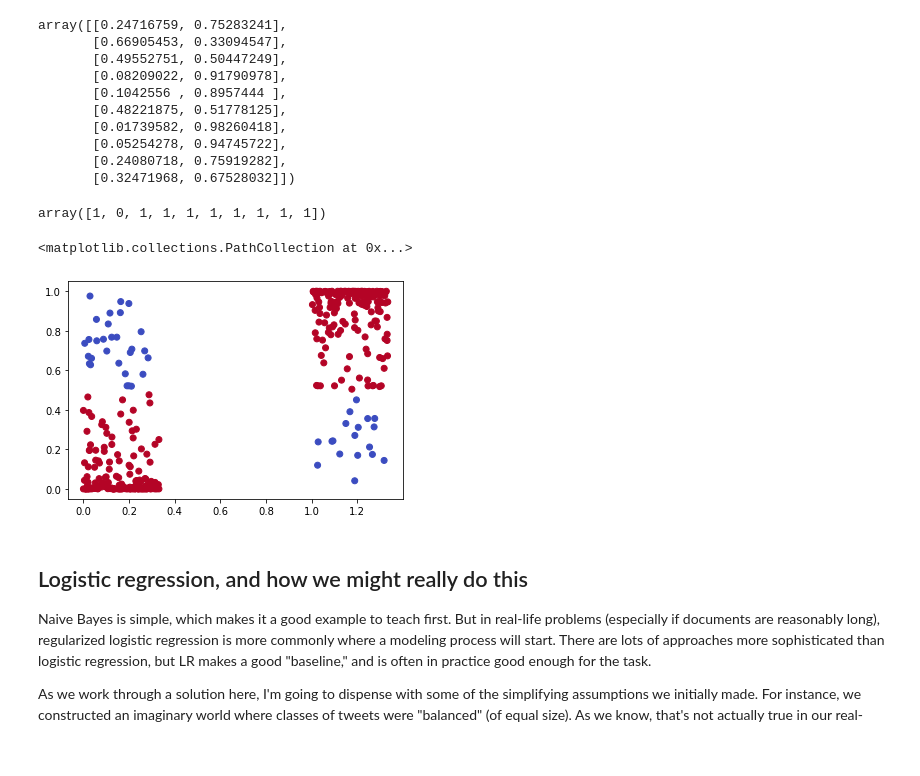
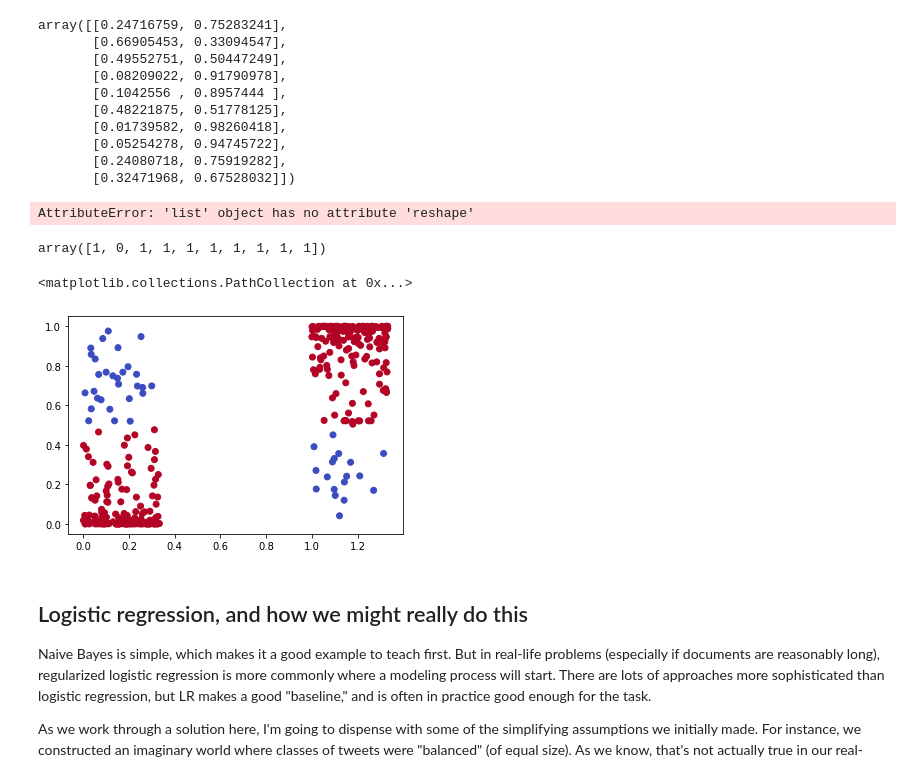
Before and after one commit to tedunderwood/is417, a Jupyter notebook: labs/4LearningSep14/StatisticalLearning.ipynb, the cells around one changed output. Drawn from its saved outputs; the diff is of its cells as text; code cells hidden in the pictures.

```diff
--- a/labs/4LearningSep14/StatisticalLearning.ipynb
+++ b/labs/4LearningSep14/StatisticalLearning.ipynb
@@ -55,7 +55,7 @@ pd.set_option('display.max_colwidth', None)
 # %% [markdown]
 ### Now create a term-document matrix (wordcounts)
 # %%
-vectorizer = CountVectorizer(max_features = 5000)
+vectorizer = CountVectorizer(max_features = 4000)
 # %% [markdown]
 I'm going to start occasionally using an alternative way to refer to Pandas columns, which is simply
 
@@ -262,6 +262,8 @@ But there are several aspects of what we did above that aren't actually recommen
 # %% [markdown]
 ### Inspect probabilities
 # %%
+sm_probabilities = sm_bayes.predict_proba(sample400_ext200)
+sm_predictions = sm_bayes.predict(sample400_ext200)
 sm_probabilities[0:10]
 # %% [output]
 array([[0.24716759, 0.75283241],
@@ -274,16 +276,21 @@ array([[0.24716759, 0.75283241],
        [0.05254278, 0.94745722],
        [0.24080718, 0.75919282],
        [0.32471968, 0.67528032]])
+# %%
+sm_probabilities = [x[1] for x in sm_probabilities]
+sm_probabilities[0:10]
+# %% [output]
+AttributeError: 'list' object has no attribute 'reshape'
 # %%
 sm_predictions[0:10]
 # %% [output]
 array([1, 0, 1, 1, 1, 1, 1, 1, 1, 1])
 # %%
-plt.scatter(true_sentiment_400 + np.random.random(size = 400)/3, [x[1] for x in sm_probabilities],
-            c = (sm_predictions == true_sentiment_400), cmap = 'coolwarm')
+plt.scatter(np.array(true_sentiment_400) + np.random.random(size = 400)/3, np.array(sm_probabilities),
+            c = (sm_predictions == np.array(true_sentiment_400)), cmap = 'coolwarm')
 # %% [output]
 <matplotlib.collections.PathCollection at 0x...>
-[figure, old version]
+[figure, new version]
 # %% [markdown]
 ## Logistic regression, and how we might really do this
 
```
Also changed, not shown: parts of 10 cells of this notebook.
